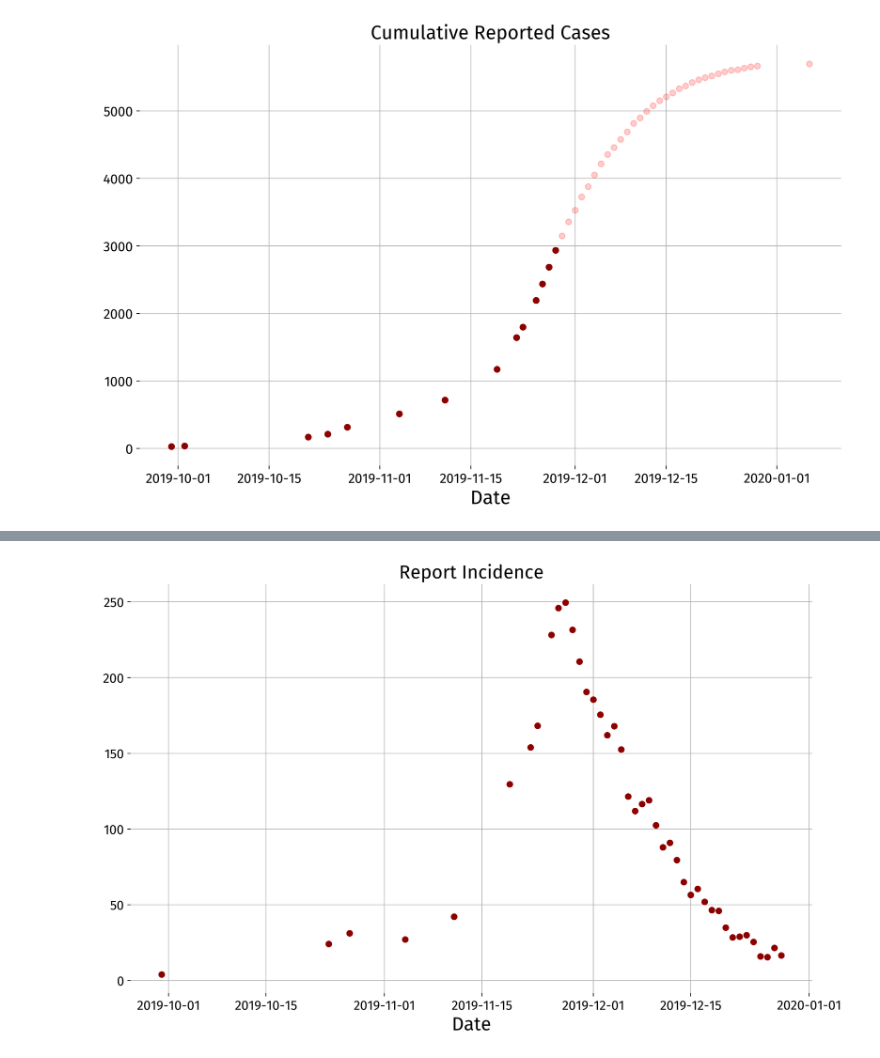
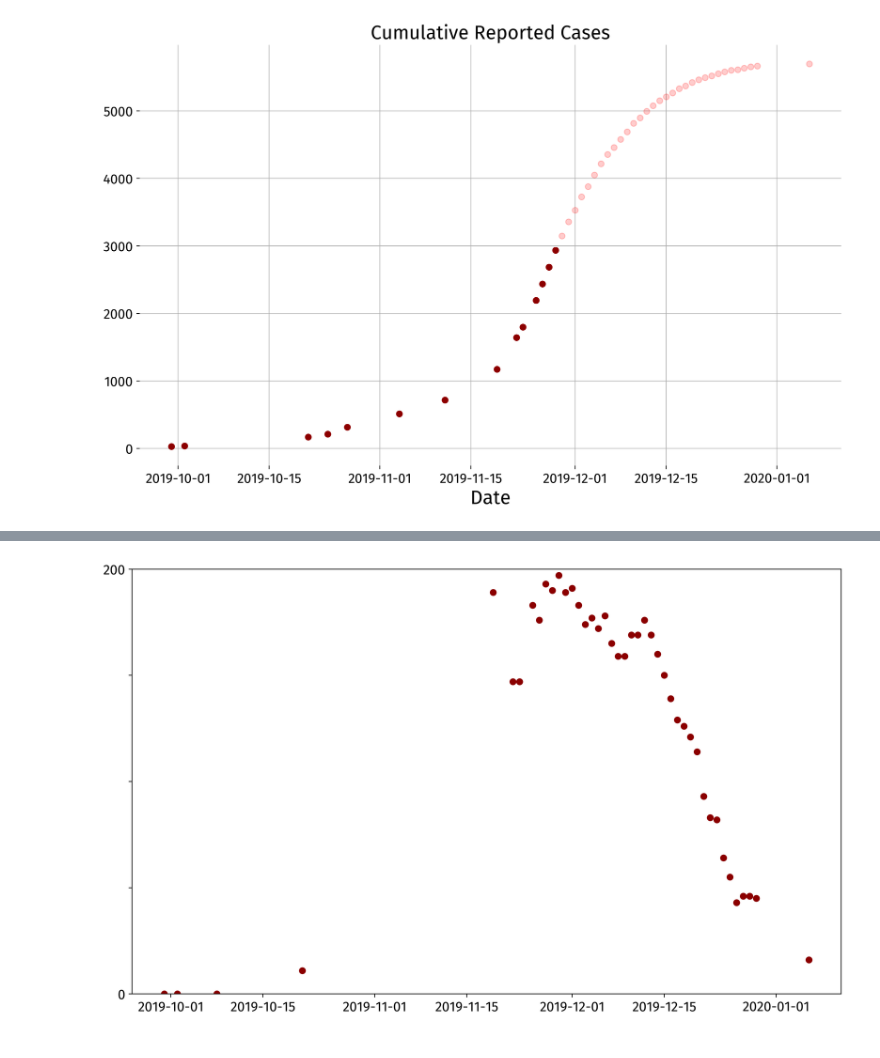
Before and after one commit to dwu402/pypei, a Jupyter notebook: data_plotter.ipynb, the cells around one changed output, grey strips where cells are left out. Saved outputs shown, nothing was run; the diff lists cells and outputs as text; code cells hidden in the pictures.

```diff
--- a/data_plotter.ipynb
+++ b/data_plotter.ipynb
@@ -52,15 +90,16 @@ plt.grid(True)
 # %%
 plt.figure(figsize=[13,8],dpi=360)
 
-plt.plot(the_dates, np.gradient(data, raw_times), 'o', color='darkred')
+plt.plot(the_dates, H, 'o', color='darkred')
 plt.xticks(font_properties=tick_font)
-plt.yticks(font_properties=tick_font)
-plt.xlabel("Date", font_properties=label_font)
-plt.title("Report Incidence", font_properties=label_font)
-plt.box(False)
-plt.grid(True)
+plt.yticks([0,50,100,150,200],[0,None,None,None,200],font_properties=tick_font)
+# plt.xlabel("Date", font_properties=label_font)
+# plt.title("Hospitalisations", font_properties=label_font)
+plt.ylim([0,200])
+plt.box(True)
+plt.grid(False)
 # %% [output]
-[figure, old version]
+[figure, new version]
 # %%
 plt.figure(figsize=[13,8],dpi=360)
 
```
Also changed, not shown: parts of 7 cells of this notebook, 5 other files.
